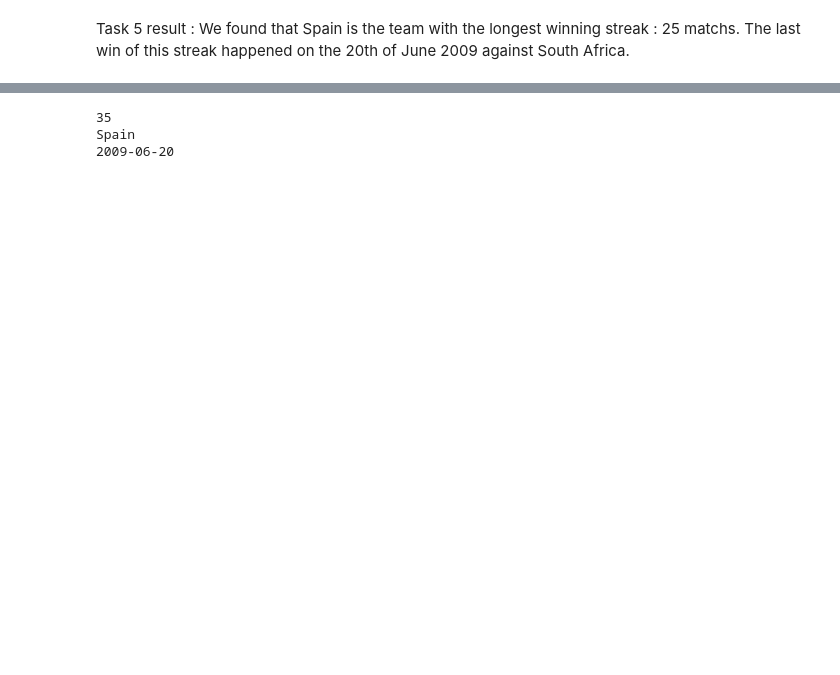
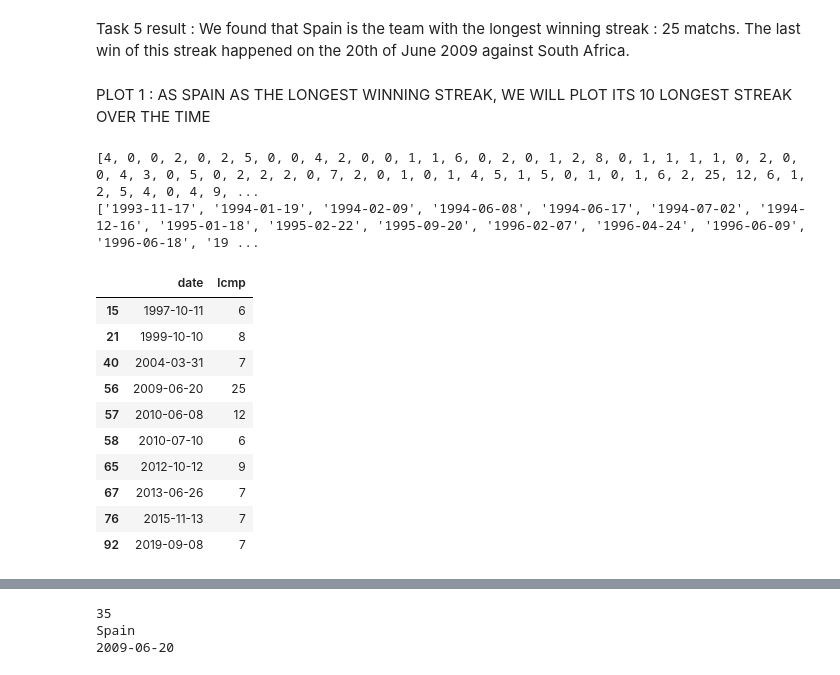
Before and after one commit to zainmirza24/FIFA-World-Cup-Team-Analytics, a Jupyter notebook: Antoine_folder/task5.ipynb, the cells around one changed output, grey strips where cells are left out. Drawn from its saved outputs; the diff is of its cells as text; code cells hidden in the pictures; blank space fills up the shorter version.

```diff
--- a/Antoine_folder/task5.ipynb
+++ b/Antoine_folder/task5.ipynb
@@ -137,3 +167,53 @@ Spain
 # %% [markdown]
 Task 5 result :
 We found that Spain is the team with the longest winning streak : 25 matchs. The last win of this streak happened on the 20th of June 2009 against South Africa.
+# %% [markdown]
+PLOT 1 : AS SPAIN AS THE LONGEST WINNING STREAK, WE WILL PLOT ITS 10 LONGEST STREAK OVER THE TIME
+# %%
+cmp = 0
+teams = sport_data['home_team'].unique().tolist()
+lcmp = []
+mcmp = []
+date = []
+datestreak = []
+c = 0
+x = "Spain"
+
+for i in range(len(sport_data)):
+    if ((x == sport_data.iloc[i,1]) and (sport_data.iloc[i, 16] == 'Win')) or (x == sport_data.iloc[i,2]) and ((sport_data.iloc[i,16] == 'Lose')) :
+        cmp = cmp+1
+        c = 0
+    if (x != sport_data.iloc[i,1]) or (x != sport_data.iloc[i,2]):
+        c = c+1
+    if ((x == sport_data.iloc[i,1]) and (sport_data.iloc[i,16] == 'Lose')) or ((x == sport_data.iloc[i,2]) and (sport_data.iloc[i,16] == 'Win')) or ((x == sport_data.iloc[i,1]) and (sport_data.iloc[i, 16] == 'Draw')) or ((x == sport_data.iloc[i,2]) and (sport_data.iloc[i,16] == 'Draw')):
+        lcmp.append(cmp)
+        date.append(sport_data.iloc[i-c,0])
+        cmp = 0
+        c = 0
+
+print(lcmp)
+print(date)
+# %% [output]
+[4, 0, 0, 2, 0, 2, 5, 0, 0, 4, 2, 0, 0, 1, 1, 6, 0, 2, 0, 1, 2, 8, 0, 1, 1, 1, 1, 0, 2, 0, 0, 4, 3, 0, 5, 0, 2, 2, 2, 0, 7, 2, 0, 1, 0, 1, 4, 5, 1, 5, 0, 1, 0, 1, 6, 2, 25, 12, 6, 1, 2, 5, 4, 0, 4, 9, ...
+['1993-11-17', '1994-01-19', '1994-02-09', '1994-06-08', '1994-06-17', '1994-07-02', '1994-12-16', '1995-01-18', '1995-02-22', '1995-09-20', '1996-02-07', '1996-04-24', '1996-06-09', '1996-06-18', '19 ...
+# %%
+spain_hotstreak = pd.DataFrame(list(zip(date,lcmp)),columns=['date','lcmp'])
+spain_hotstreak
+
+#spain_hotstreak.sort_values(by = ['lcmp'], ascending = False)
+
+SpainTop10 = spain_hotstreak.sort_values(by = ['lcmp'], ascending = False).head(10)
+SpainTop10_time = SpainTop10.sort_values(by=['date'])
+SpainTop10_time
+# %% [output]
+|  | date | lcmp |
+| 15 | 1997-10-11 | 6 |
+| 21 | 1999-10-10 | 8 |
+| 40 | 2004-03-31 | 7 |
+| 56 | 2009-06-20 | 25 |
+| 57 | 2010-06-08 | 12 |
+| 58 | 2010-07-10 | 6 |
+| 65 | 2012-10-12 | 9 |
+| 67 | 2013-06-26 | 7 |
+| 76 | 2015-11-13 | 7 |
+| 92 | 2019-09-08 | 7 |
```
Also changed, not shown: parts of 18 cells of this notebook, 1 other file.
